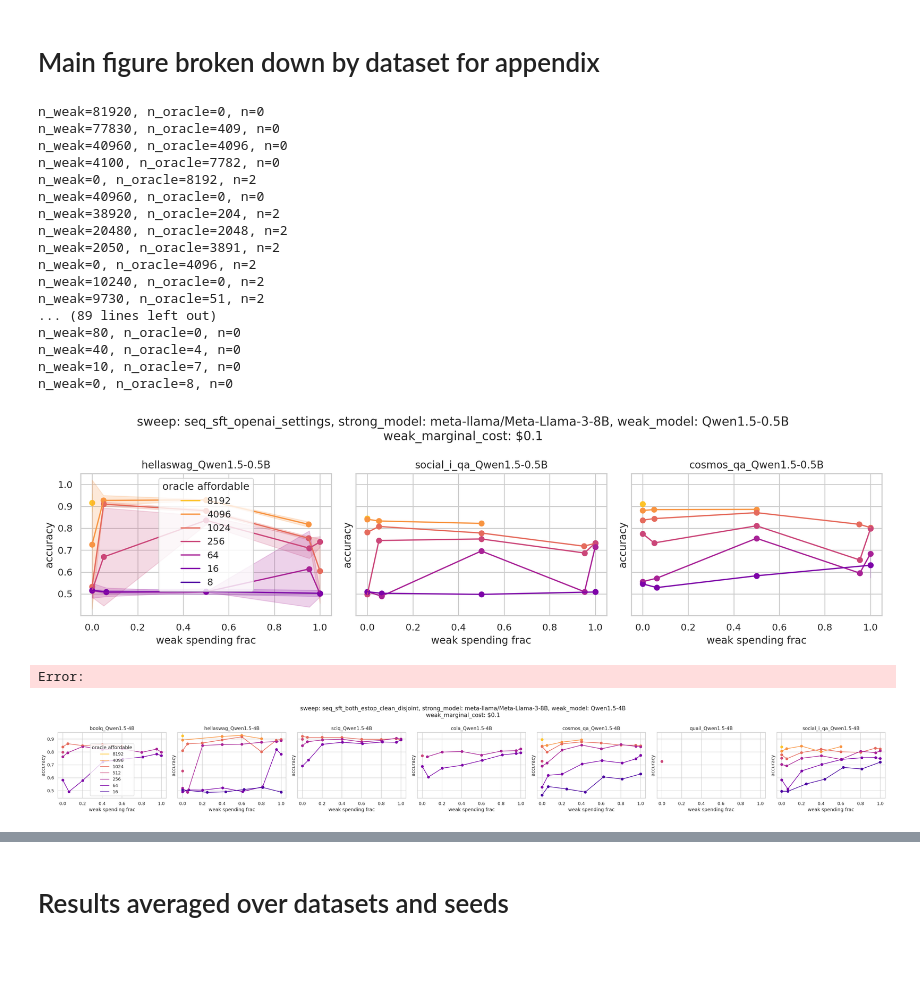
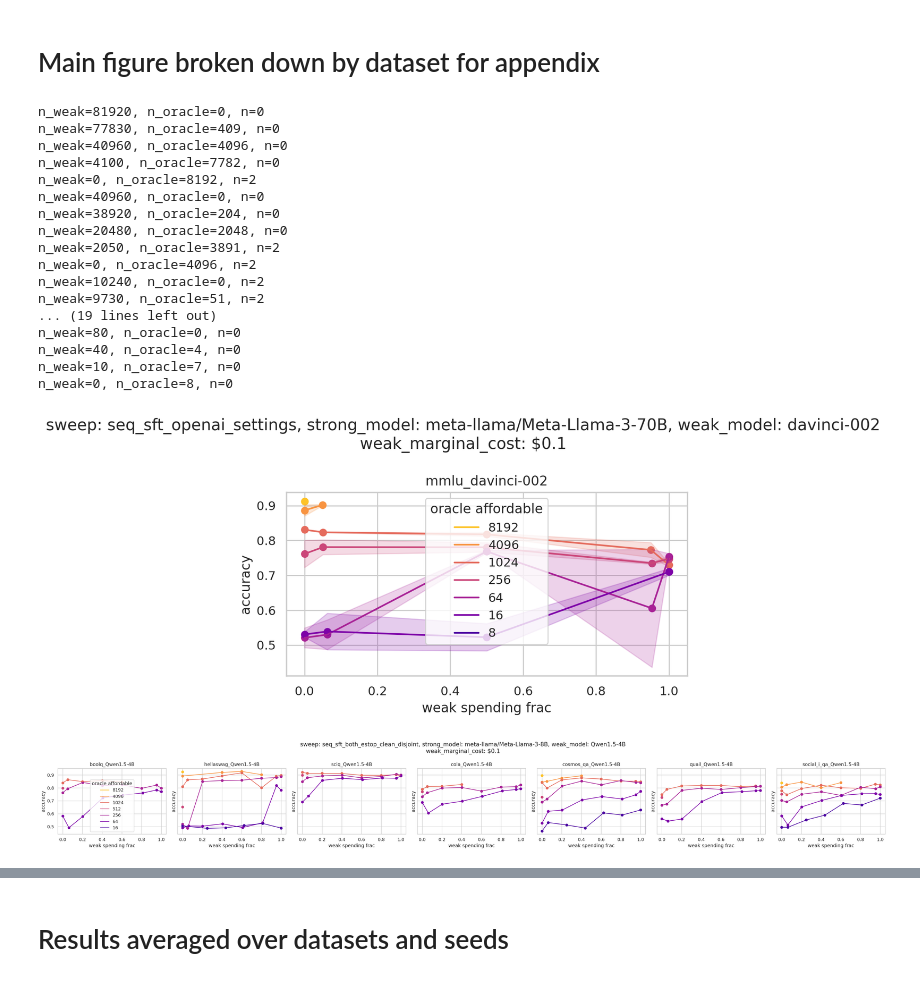
Before and after one commit to EleutherAI/scalable-elicitation, a Jupyter notebook: figures.ipynb, the cells around one changed output, grey strips where cells are left out. Drawn from its saved outputs; the diff is of its cells as text; code cells hidden in the pictures.

Commit message:
scaling figure

```diff
--- a/figures.ipynb
+++ b/figures.ipynb
@@ -111,8 +111,8 @@ base_ds_names = [
     "social_i_qa",
 ]
 
-weak_models = ["Qwen1.5-0.5B", "Qwen1.5-4B"]
-weak_names = [f"{name}_{wm}" for name in base_ds_names for wm in weak_models]
+weak_models = ["Qwen1.5-0.5B", "Qwen1.5-4B", "davinci-002"]
+weak_names = [f"{name}_{wm}" for name in base_ds_names + ["mmlu"] for wm in weak_models]
 
 strong_name = "meta-llama/Meta-Llama-3-8B"
 results_df = get_results_df(ds_names=weak_names, sweep_names=None)
@@ -173,8 +173,9 @@ for weak_name in weak_names:
 sns.set_theme(style="whitegrid")
 
 weak_marginal_cost = 1/10
-weak_model = "Qwen1.5-0.5B"
-strong_model = "meta-llama/Meta-Llama-3-8B"
+# weak_model = "Qwen1.5-0.5B"
+weak_model = "davinci-002"
+strong_model = "meta-llama/Meta-Llama-3-70B"
 
 
 # sweep_name = "seq_sft_both_estop_disjoint_logconf"
@@ -184,7 +185,8 @@ sweep_name = "seq_sft_openai_settings"
 # sweep_name = "seq_sft_both_estop_clean_disjoint"
 weak_spending_fracs = [0.0, 0.05, 0.5, 0.95, 1.0]
 oracle_affordables = [8, 16, 64, 256, 1024, 4096, 8192]
-current_base_ds_names = ["hellaswag", "social_i_qa", "cosmos_qa"]
+# current_base_ds_names = ["hellaswag", "social_i_qa", "cosmos_qa"]
+current_base_ds_names = ["mmlu"]
 
 # sweep_name = "seq_sft_both_estop_clean_disjoint"
 # weak_spending_fracs = [0.0, 0.05, 0.2, 0.4, 0.6, 0.8, 0.95, 1.0]
@@ -195,6 +197,8 @@ sns.set_palette("plasma_r", n_colors=len(oracle_affordables))
 kinds = ["{base_name}_" + weak_model,]
 
 fig, axs = plt.subplots(len(kinds), len(current_base_ds_names), figsize=(2 + 4 * len(current_base_ds_names), len(kinds) * 4), sharex=True, sharey=True, dpi=200)
+if len(current_base_ds_names) == 1:
+    axs = np.array([[axs]])
 axs = axs.reshape((-1, len(current_base_ds_names)))
 for i, kind in enumerate(kinds):
     for j, base_ds_name in enumerate(current_base_ds_names):
@@ -224,35 +228,34 @@ for i, kind in enumerate(kinds):
                     acc_hi.append(acc + acc_std)
                     actual_wsfs.append(1 - (n_oracle / (n_oracle + n_weak * weak_marginal_cost)))
 
             plt.plot(actual_wsfs, accs, label=f"{oracle_affordable}")
             plt.scatter(actual_wsfs, accs)
             plt.fill_between(actual_wsfs, acc_lo, acc_hi, alpha=0.2, color=plt.gca().lines[-1].get_color())
 
         plt.xlabel("weak spending frac")
         plt.ylabel("accuracy")
         plt.title(f"{ds_name}")
         if i == 0 and j == 0:
             plt.legend(title="oracle affordable")
 plt.suptitle(f"sweep: {sweep_name}, strong_model: {strong_model}, weak_model: {weak_model}\nweak_marginal_cost: \\${weak_marginal_cost}")
 plt.tight_layout()
 plt.show()
 # %% [output]
 n_weak=81920, n_oracle=0, n=0
 n_weak=77830, n_oracle=409, n=0
 n_weak=40960, n_oracle=4096, n=0
 n_weak=4100, n_oracle=7782, n=0
 n_weak=0, n_oracle=8192, n=2
 n_weak=40960, n_oracle=0, n=0
-n_weak=38920, n_oracle=204, n=2
-n_weak=20480, n_oracle=2048, n=2
+n_weak=38920, n_oracle=204, n=0
+n_weak=20480, n_oracle=2048, n=0
 n_weak=2050, n_oracle=3891, n=2
 n_weak=0, n_oracle=4096, n=2
 n_weak=10240, n_oracle=0, n=2
 n_weak=9730, n_oracle=51, n=2
-... (89 lines left out)
+... (19 lines left out)
 n_weak=80, n_oracle=0, n=0
 n_weak=40, n_oracle=4, n=0
 n_weak=10, n_oracle=7, n=0
 n_weak=0, n_oracle=8, n=0
-[figure, old version]
+[figure, new version]
-Error:
@@ -322,4 +312,4 @@ plt.suptitle(f"sweep: {sweep_name}, strong_model: {strong_model}, weak_model: {w
 plt.tight_layout()
 plt.show()
 # %% [output]
-[figure, old version]
+[figure, new version]
```
Also changed, not shown: parts of 7 cells of this notebook, 4 other files.
